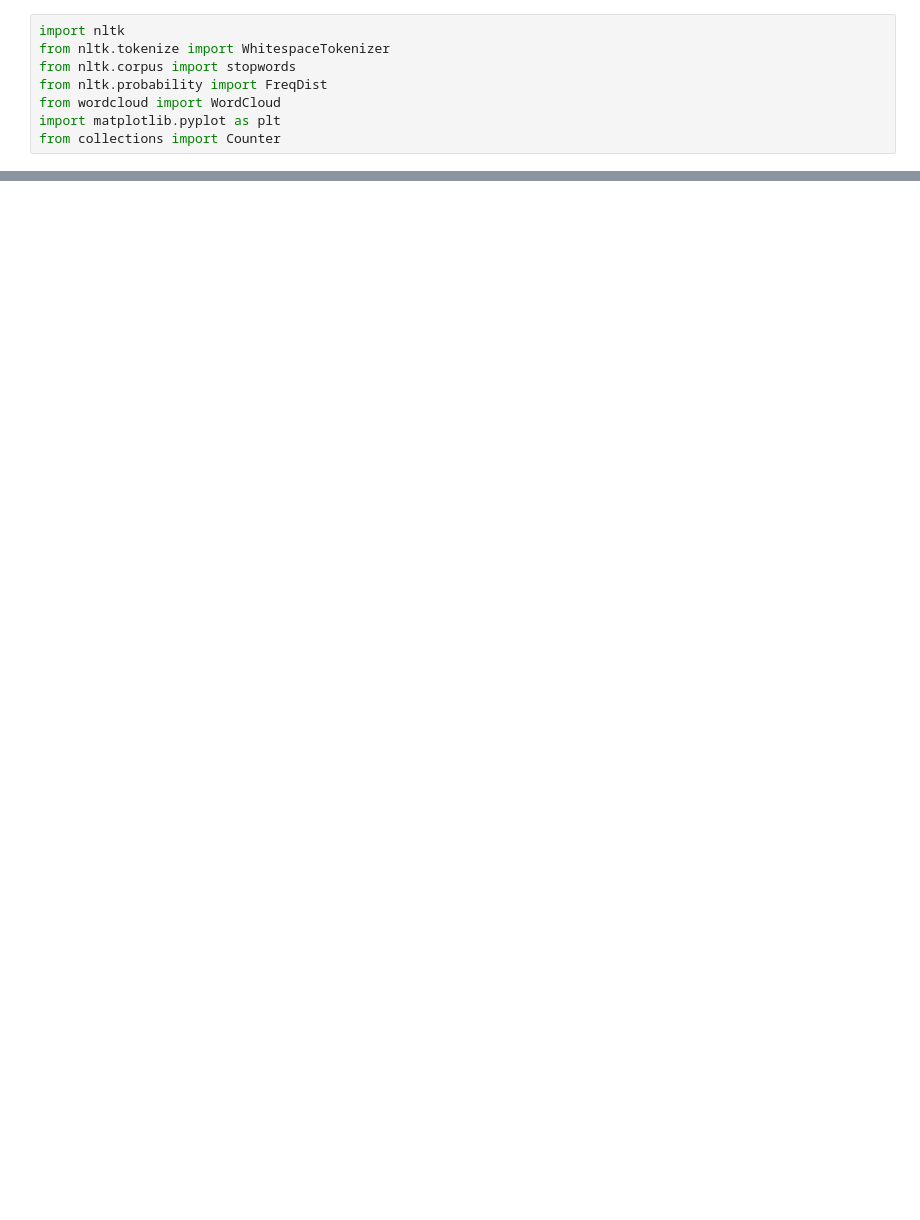
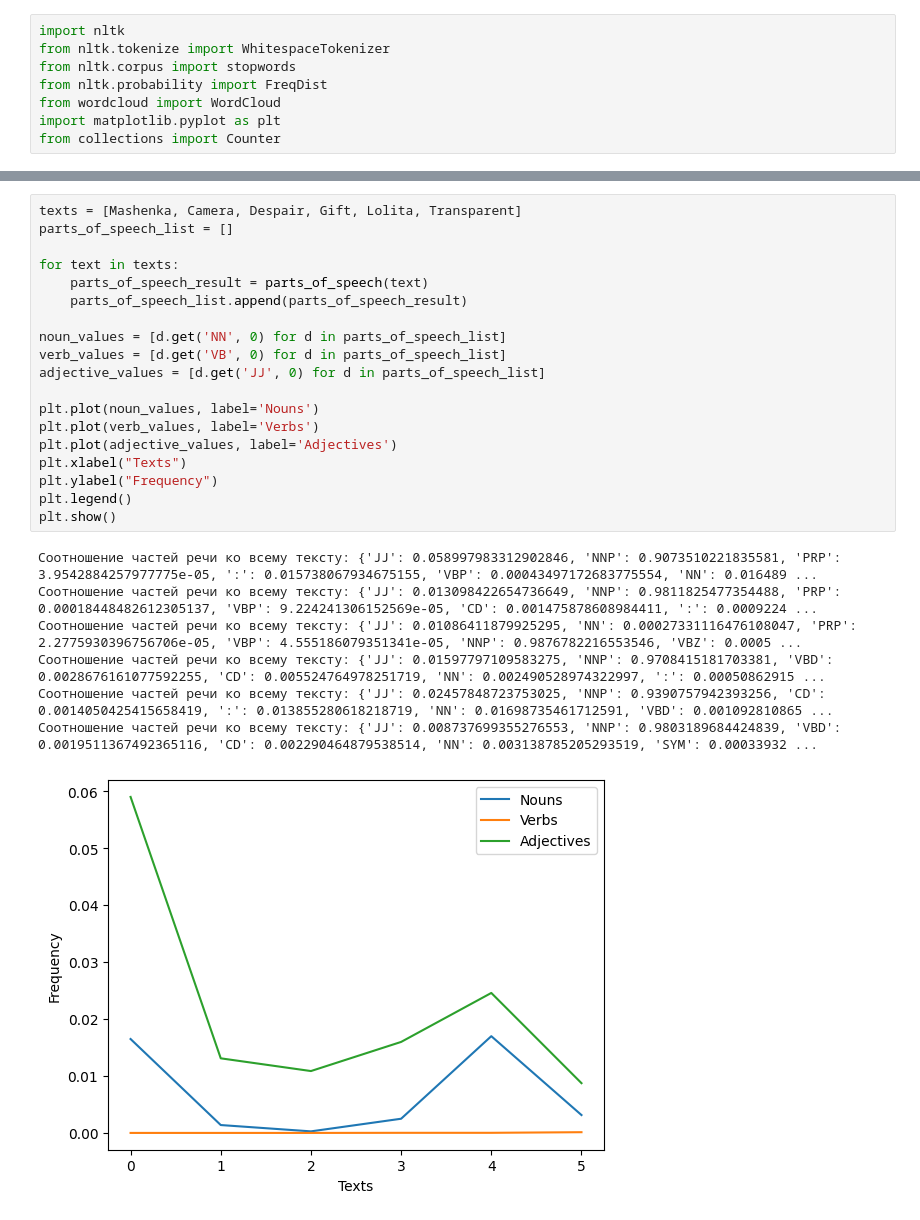
Before and after one commit to mariiakhomutova/school_x_python, a Jupyter notebook: Practice4/nabokov_morphological.ipynb, the cells around one changed output, grey strips where cells are left out. Cells and saved outputs as stored; diff of their text form; blank space fills up the shorter version.

```diff
--- a/Practice4/nabokov_morphological.ipynb
+++ b/Practice4/nabokov_morphological.ipynb
@@ -80,0 +119,27 @@ Cамые частые слова:  [('Хью', 99), ('Арманда', 35), ('
+# %%
+texts = [Mashenka, Camera, Despair, Gift, Lolita, Transparent]
+parts_of_speech_list = []
+
+for text in texts:
+    parts_of_speech_result = parts_of_speech(text)
+    parts_of_speech_list.append(parts_of_speech_result)
+
+noun_values = [d.get('NN', 0) for d in parts_of_speech_list]
+verb_values = [d.get('VB', 0) for d in parts_of_speech_list]
+adjective_values = [d.get('JJ', 0) for d in parts_of_speech_list]
+
+plt.plot(noun_values, label='Nouns')
+plt.plot(verb_values, label='Verbs')
+plt.plot(adjective_values, label='Adjectives')
+plt.xlabel("Texts")
+plt.ylabel("Frequency")
+plt.legend()
+plt.show()
+# %% [output]
+Соотношение частей речи ко всему тексту: {'JJ': 0.058997983312902846, 'NNP': 0.9073510221835581, 'PRP': 3.9542884257977775e-05, ':': 0.015738067934675155, 'VBP': 0.00043497172683775554, 'NN': 0.016489 ...
+Соотношение частей речи ко всему тексту: {'JJ': 0.013098422654736649, 'NNP': 0.9811825477354488, 'PRP': 0.00018448482612305137, 'VBP': 9.224241306152569e-05, 'CD': 0.001475878608984411, ':': 0.0009224 ...
+Соотношение частей речи ко всему тексту: {'JJ': 0.01086411879925295, 'NN': 0.00027331116476108047, 'PRP': 2.2775930396756706e-05, 'VBP': 4.555186079351341e-05, 'NNP': 0.9876782216553546, 'VBZ': 0.0005 ...
+Соотношение частей речи ко всему тексту: {'JJ': 0.01597797109583275, 'NNP': 0.9708415181703381, 'VBD': 0.0028676161077592255, 'CD': 0.005524764978251719, 'NN': 0.002490528974322997, ':': 0.00050862915 ...
+Соотношение частей речи ко всему тексту: {'JJ': 0.02457848723753025, 'NNP': 0.9390757942393256, 'CD': 0.0014050425415658419, ':': 0.013855280618218719, 'NN': 0.01698735461712591, 'VBD': 0.001092810865 ...
+Соотношение частей речи ко всему тексту: {'JJ': 0.008737699355276553, 'NNP': 0.9803189684424839, 'VBD': 0.0019511367492365116, 'CD': 0.002290464879538514, 'NN': 0.003138785205293519, 'SYM': 0.00033932 ...
+[figure, added]
```
Also changed, not shown: parts of 10 cells of this notebook.
